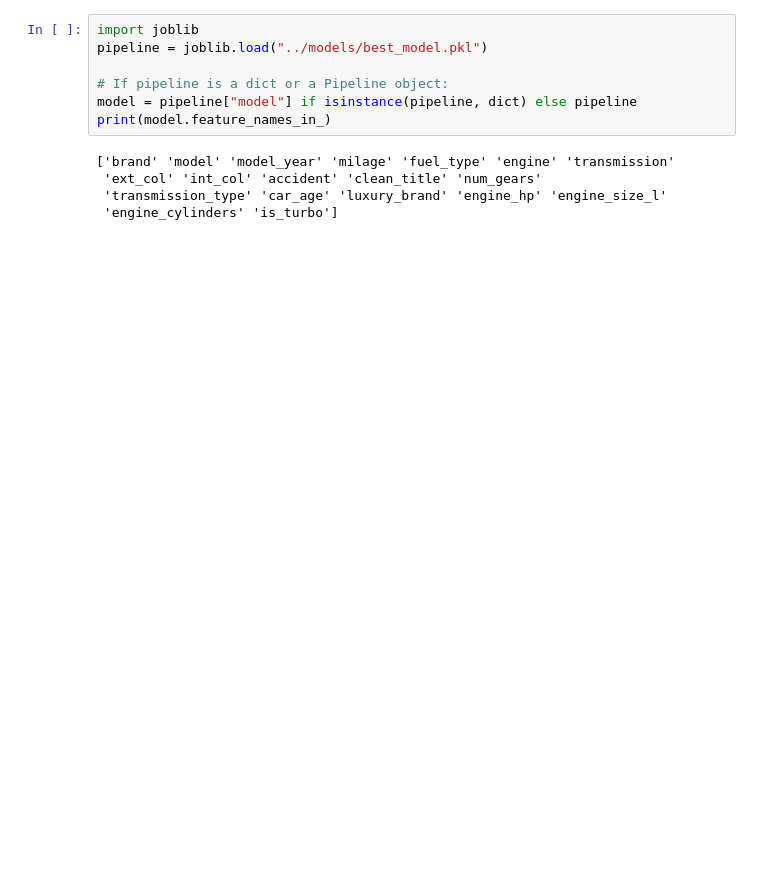
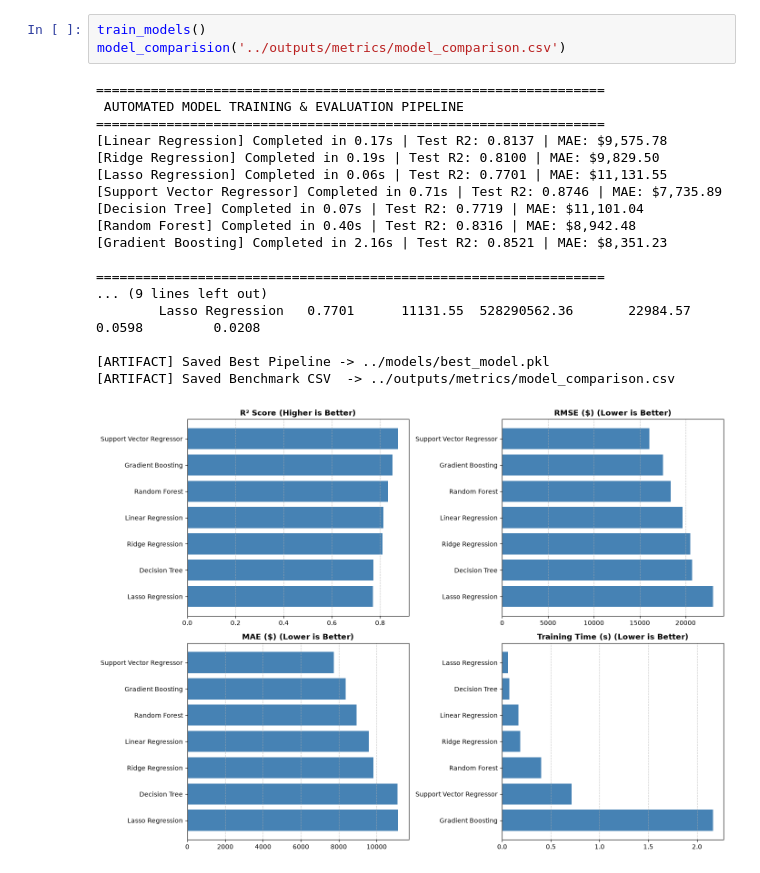
Before and after one commit to RuetGG/regression-ml-model, a Jupyter notebook: notebooks/eda.ipynb, the cells around one changed output. Drawn from its saved outputs; the diff is of its cells as text; blank space fills up the shorter version.

```diff
--- a/notebooks/eda.ipynb
+++ b/notebooks/eda.ipynb
@@ -259,12 +34,22 @@ df
-# %%
-import joblib
-pipeline = joblib.load("../models/best_model.pkl")
-
-# If pipeline is a dict or a Pipeline object:
-model = pipeline["model"] if isinstance(pipeline, dict) else pipeline
-print(model.feature_names_in_)
-# %% [output]
-['brand' 'model' 'model_year' 'milage' 'fuel_type' 'engine' 'transmission'
- 'ext_col' 'int_col' 'accident' 'clean_title' 'num_gears'
- 'transmission_type' 'car_age' 'luxury_brand' 'engine_hp' 'engine_size_l'
- 'engine_cylinders' 'is_turbo']
+# %%
+train_models()
+model_comparision('../outputs/metrics/model_comparison.csv')
+# %% [output]
+=================================================================
+ AUTOMATED MODEL TRAINING & EVALUATION PIPELINE
+=================================================================
+[Linear Regression] Completed in 0.17s | Test R2: 0.8137 | MAE: $9,575.78
+[Ridge Regression] Completed in 0.19s | Test R2: 0.8100 | MAE: $9,829.50
+[Lasso Regression] Completed in 0.06s | Test R2: 0.7701 | MAE: $11,131.55
+[Support Vector Regressor] Completed in 0.71s | Test R2: 0.8746 | MAE: $7,735.89
+[Decision Tree] Completed in 0.07s | Test R2: 0.7719 | MAE: $11,101.04
+[Random Forest] Completed in 0.40s | Test R2: 0.8316 | MAE: $8,942.48
+[Gradient Boosting] Completed in 2.16s | Test R2: 0.8521 | MAE: $8,351.23
+
+=================================================================
+... (9 lines left out)
+        Lasso Regression   0.7701      11131.55  528290562.36       22984.57          0.0598         0.0208
+
+[ARTIFACT] Saved Best Pipeline -> ../models/best_model.pkl
+[ARTIFACT] Saved Benchmark CSV  -> ../outputs/metrics/model_comparison.csv
+[figure, added]
```
Also changed, not shown: parts of 13 cells of this notebook, 8 other files.
